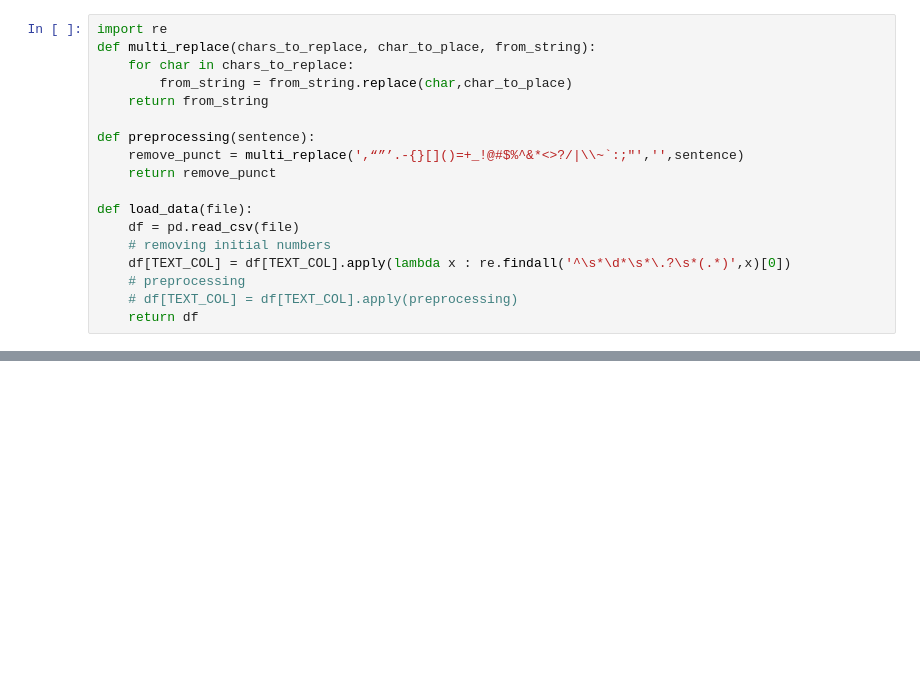
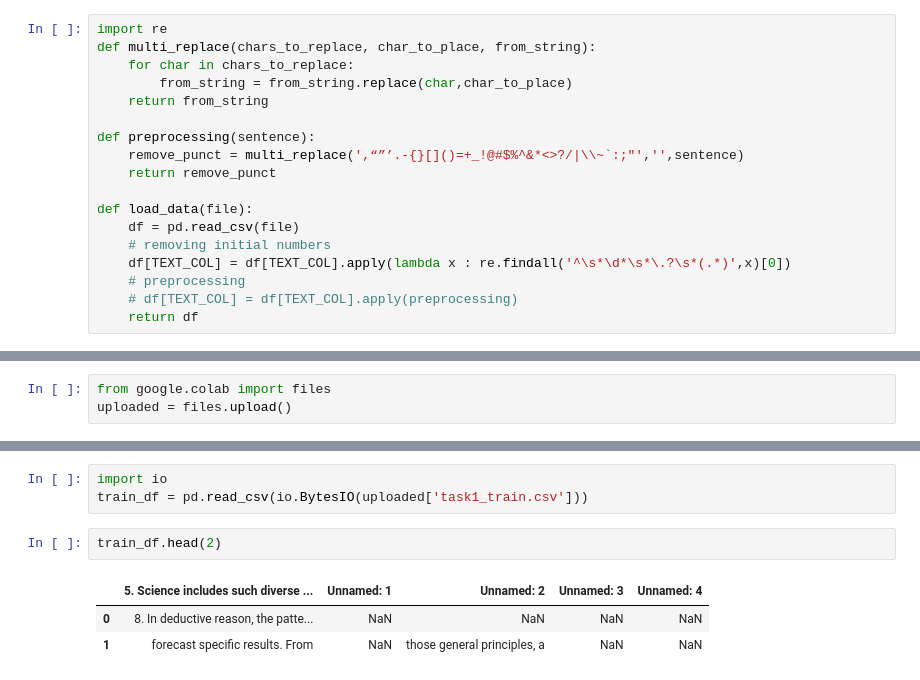
Before and after one commit to mihirsingh3838/Machine_Learning, a Jupyter notebook: project.ipynb, the cells around one changed output, grey strips where cells are left out. Saved outputs shown, nothing was run; the diff lists cells and outputs as text; blank space fills up the shorter version.

Commit message:
Testing our first model with training data

```diff
--- a/project.ipynb
+++ b/project.ipynb
@@ -92,3 +92,6 @@ train_df = load_data('t1_biology_0_0.csv')
 train_df.head(2)
 # %% [output]
 ParserError: ignored
+# %%
+from google.colab import files
+uploaded = files.upload()
@@ -94,0 +101,9 @@ ParserError: ignored
+# %%
+import io
+train_df = pd.read_csv(io.BytesIO(uploaded['task1_train.csv']))
+# %%
+train_df.head(2)
+# %% [output]
+|  | 5. Science includes such diverse ... | Unnamed: 1 | Unnamed: 2 | Unnamed: 3 | Unnamed: 4 |
+| 0 | 8. In deductive reason, the patte... | NaN | NaN | NaN | NaN |
+| 1 | forecast specific results. From | NaN | those general principles, a | NaN | NaN |
```
Also changed, not shown: parts of 6 cells of this notebook.
